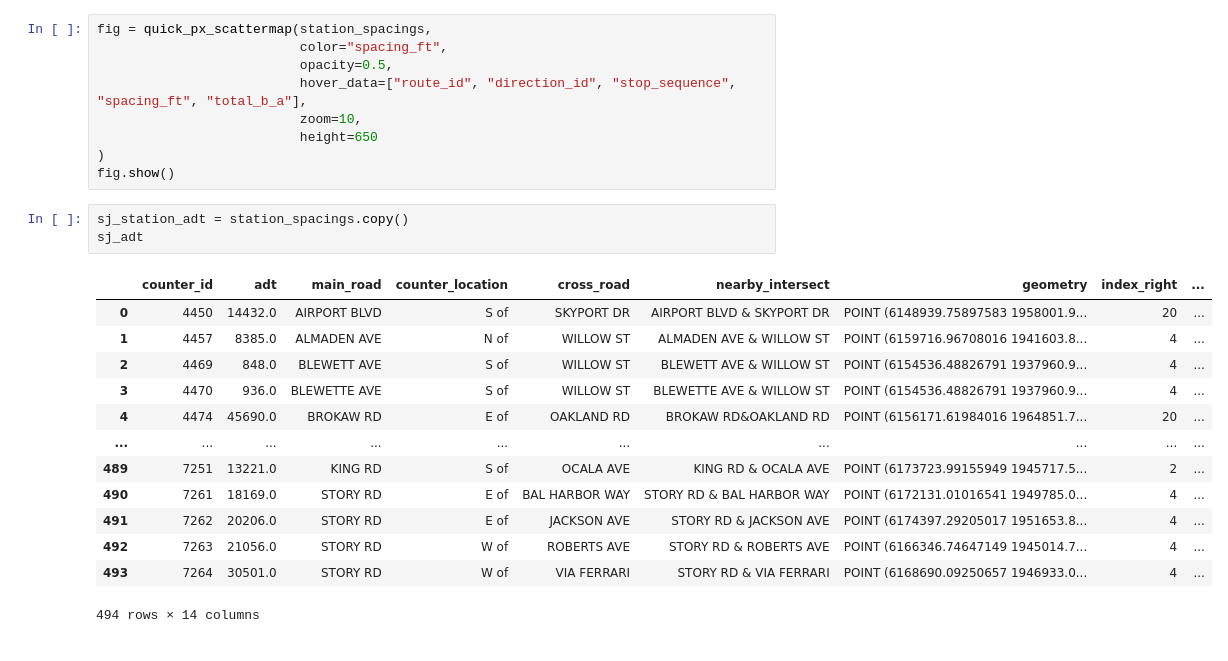
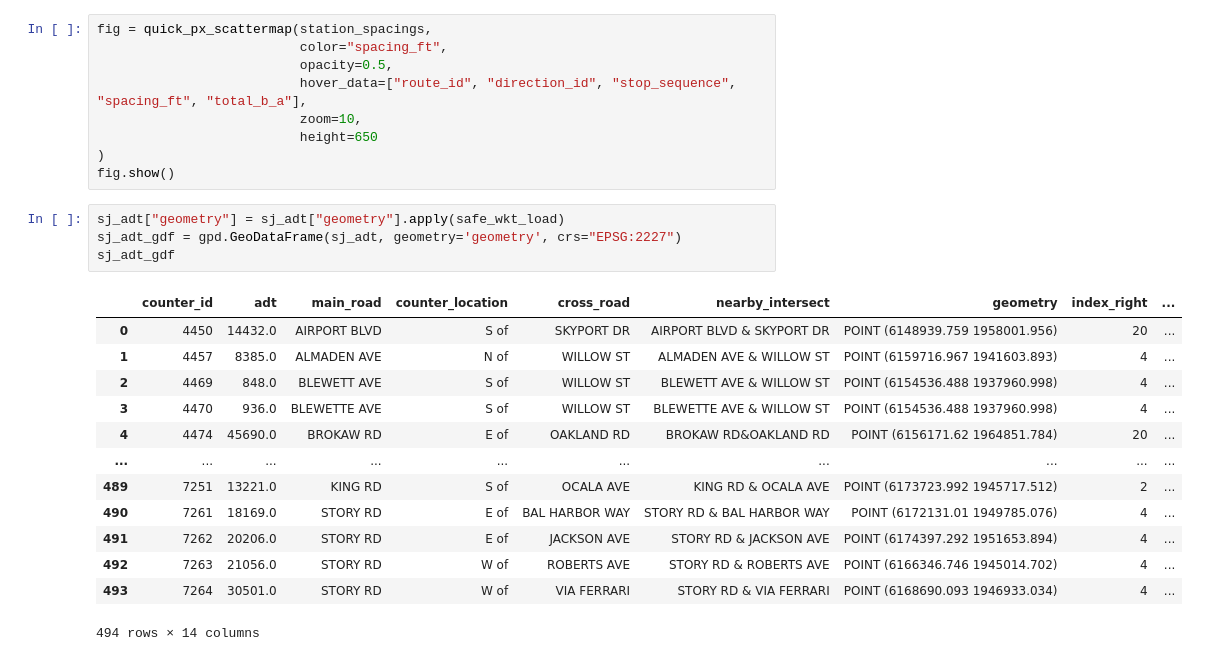
Before and after one commit to ArcherGu22/VTA-Transit-Delays, a Jupyter notebook: scripts/04_regression_models.ipynb, the cells around one changed output. Cells and saved outputs as stored; diff of their text form.

```diff
--- a/scripts/04_regression_models.ipynb
+++ b/scripts/04_regression_models.ipynb
@@ -164,19 +166,20 @@ fig = quick_px_scattermap(station_spacings,
 )
 fig.show()
 # %%
-sj_station_adt = station_spacings.copy()
-sj_adt
+sj_adt["geometry"] = sj_adt["geometry"].apply(safe_wkt_load)
+sj_adt_gdf = gpd.GeoDataFrame(sj_adt, geometry='geometry', crs="EPSG:2227")
+sj_adt_gdf
 # %% [output]
 |  | counter_id | adt | main_road | counter_location | cross_road | nearby_intersect | geometry | index_right | ... |
-| 0 | 4450 | 14432.0 | AIRPORT BLVD | S of | SKYPORT DR | AIRPORT BLVD & SKYPORT DR | POINT (6148939.75897583 1958001.9... | 20 | ... |
-| 1 | 4457 | 8385.0 | ALMADEN AVE | N of | WILLOW ST | ALMADEN AVE & WILLOW ST | POINT (6159716.96708016 1941603.8... | 4 | ... |
-| 2 | 4469 | 848.0 | BLEWETT AVE | S of | WILLOW ST | BLEWETT AVE & WILLOW ST | POINT (6154536.48826791 1937960.9... | 4 | ... |
-| 3 | 4470 | 936.0 | BLEWETTE AVE | S of | WILLOW ST | BLEWETTE AVE & WILLOW ST | POINT (6154536.48826791 1937960.9... | 4 | ... |
-| 4 | 4474 | 45690.0 | BROKAW RD | E of | OAKLAND RD | BROKAW RD&OAKLAND RD | POINT (6156171.61984016 1964851.7... | 20 | ... |
+| 0 | 4450 | 14432.0 | AIRPORT BLVD | S of | SKYPORT DR | AIRPORT BLVD & SKYPORT DR | POINT (6148939.759 1958001.956) | 20 | ... |
+| 1 | 4457 | 8385.0 | ALMADEN AVE | N of | WILLOW ST | ALMADEN AVE & WILLOW ST | POINT (6159716.967 1941603.893) | 4 | ... |
+| 2 | 4469 | 848.0 | BLEWETT AVE | S of | WILLOW ST | BLEWETT AVE & WILLOW ST | POINT (6154536.488 1937960.998) | 4 | ... |
+| 3 | 4470 | 936.0 | BLEWETTE AVE | S of | WILLOW ST | BLEWETTE AVE & WILLOW ST | POINT (6154536.488 1937960.998) | 4 | ... |
+| 4 | 4474 | 45690.0 | BROKAW RD | E of | OAKLAND RD | BROKAW RD&OAKLAND RD | POINT (6156171.62 1964851.784) | 20 | ... |
 | ... | ... | ... | ... | ... | ... | ... | ... | ... | ... |
-| 489 | 7251 | 13221.0 | KING RD | S of | OCALA AVE | KING RD & OCALA AVE | POINT (6173723.99155949 1945717.5... | 2 | ... |
-| 490 | 7261 | 18169.0 | STORY RD | E of | BAL HARBOR WAY | STORY RD & BAL HARBOR WAY | POINT (6172131.01016541 1949785.0... | 4 | ... |
-| 491 | 7262 | 20206.0 | STORY RD | E of | JACKSON AVE | STORY RD & JACKSON AVE | POINT (6174397.29205017 1951653.8... | 4 | ... |
-| 492 | 7263 | 21056.0 | STORY RD | W of | ROBERTS AVE | STORY RD & ROBERTS AVE | POINT (6166346.74647149 1945014.7... | 4 | ... |
-| 493 | 7264 | 30501.0 | STORY RD | W of | VIA FERRARI | STORY RD & VIA FERRARI | POINT (6168690.09250657 1946933.0... | 4 | ... |
+| 489 | 7251 | 13221.0 | KING RD | S of | OCALA AVE | KING RD & OCALA AVE | POINT (6173723.992 1945717.512) | 2 | ... |
+| 490 | 7261 | 18169.0 | STORY RD | E of | BAL HARBOR WAY | STORY RD & BAL HARBOR WAY | POINT (6172131.01 1949785.076) | 4 | ... |
+| 491 | 7262 | 20206.0 | STORY RD | E of | JACKSON AVE | STORY RD & JACKSON AVE | POINT (6174397.292 1951653.894) | 4 | ... |
+| 492 | 7263 | 21056.0 | STORY RD | W of | ROBERTS AVE | STORY RD & ROBERTS AVE | POINT (6166346.746 1945014.702) | 4 | ... |
+| 493 | 7264 | 30501.0 | STORY RD | W of | VIA FERRARI | STORY RD & VIA FERRARI | POINT (6168690.093 1946933.034) | 4 | ... |
 494 rows × 14 columns
```
Also changed, not shown: parts of 6 cells of this notebook.
